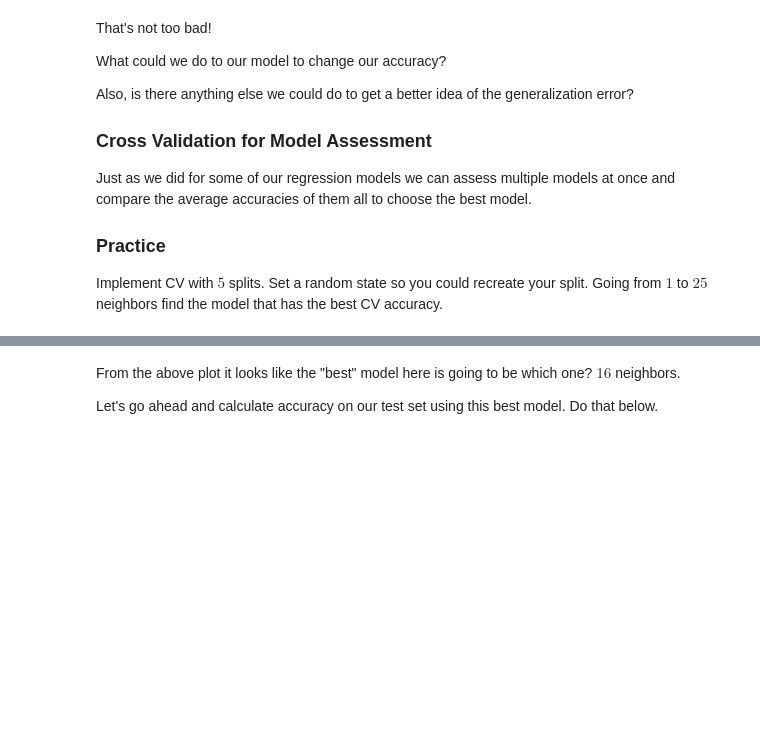
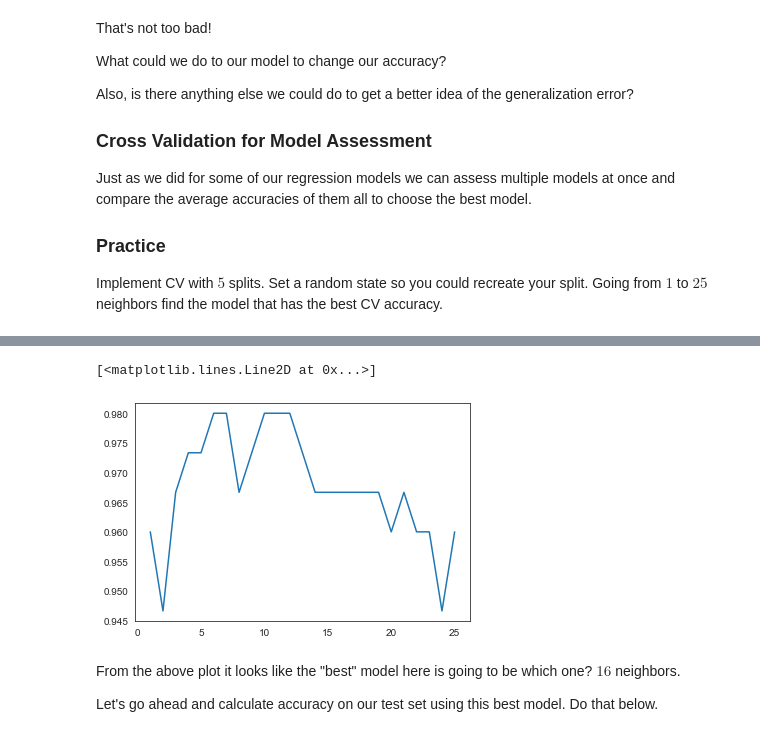
Before and after one commit to yuxinxwang/Code2020Materials, a Jupyter notebook: Lectures/Classification/Notebook 1 - What is Classification.ipynb, the cells around one changed output, grey strips where cells are left out. Saved outputs shown, nothing was run; the diff lists cells and outputs as text; code cells hidden in the pictures; blank space fills up the shorter version.

```diff
--- a/Lectures/Classification/Notebook 1 - What is Classification.ipynb
+++ b/Lectures/Classification/Notebook 1 - What is Classification.ipynb
@@ -161,0 +170,7 @@ max_neighbors = 25
+# %%
+# max_neighbors = 25
+
+parameters = {'n_neighbors': range(1,26)}
+machine = KNeighborsClassifier()
+clf = GridSearchCV(machine, parameters, cv=5)
+clf.fit(iris.data, iris.target)
@@ -162,3 +187,8 @@ max_neighbors = 25
+# %%
+plt.plot(range(1,26),clf.cv_results_['mean_test_score'])
+# %% [output]
+[<matplotlib.lines.Line2D at 0x...>]
+[figure, added]
 # %% [markdown]
 From the above plot it looks like the "best" model here is going to be which one? $16$ neighbors.
 
```
Also changed, not shown: parts of 7 cells of this notebook, 2 other files.
